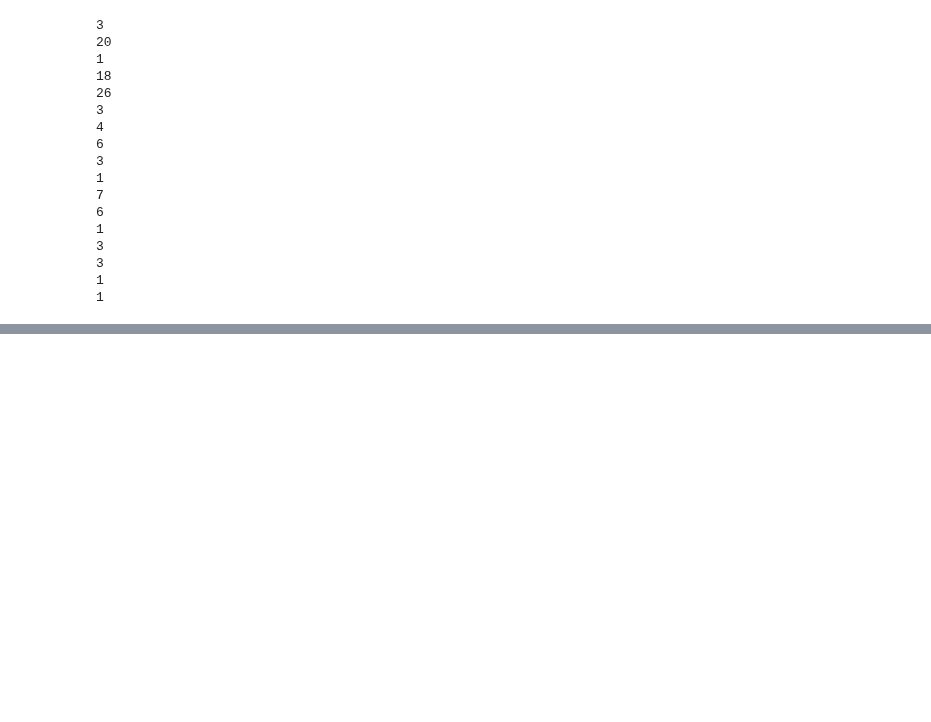
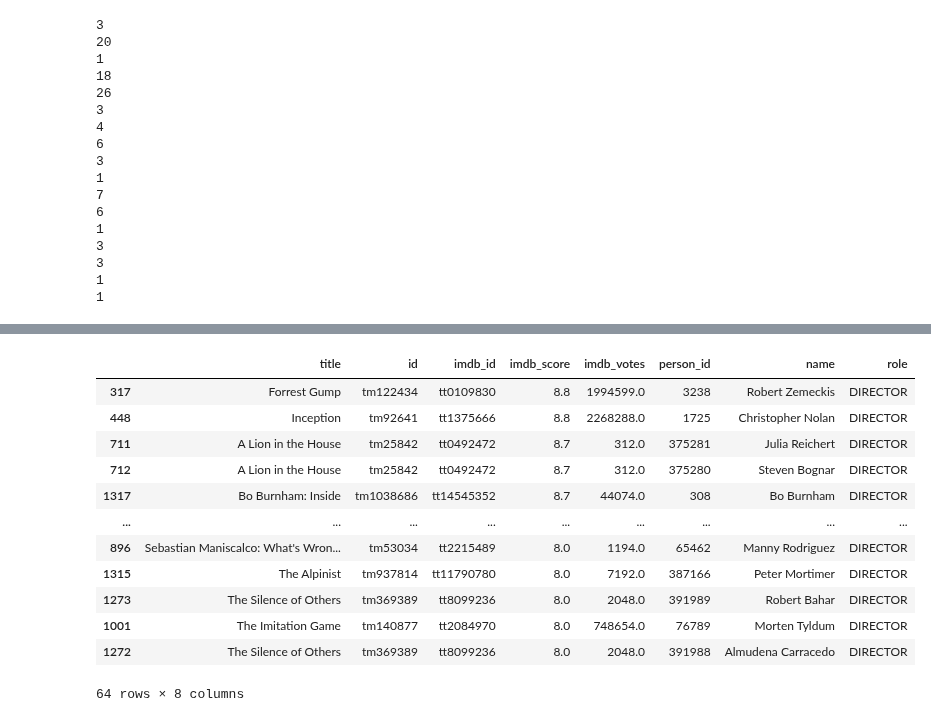
Before and after one commit to jgcarter421/Netflix, a Jupyter notebook: Notebook/top_categories.ipynb, the cells around one changed output, grey strips where cells are left out. Cells and saved outputs as stored; diff of their text form; code cells hidden in the pictures; blank space fills up the shorter version.

```diff
--- a/Notebook/top_categories.ipynb
+++ b/Notebook/top_categories.ipynb
@@ -114,0 +181,19 @@ print (family)
+# %%
+directors = new_credits_sort.sort_values('role')
+directors2 = directors[directors['role']=="DIRECTOR"]
+directors_sort = directors2.sort_values(['imdb_score'], ascending=False)
+directors_sort
+# %% [output]
+|  | title | id | imdb_id | imdb_score | imdb_votes | person_id | name | role |
+| 317 | Forrest Gump | tm122434 | tt0109830 | 8.8 | 1994599.0 | 3238 | Robert Zemeckis | DIRECTOR |
+| 448 | Inception | tm92641 | tt1375666 | 8.8 | 2268288.0 | 1725 | Christopher Nolan | DIRECTOR |
+| 711 | A Lion in the House | tm25842 | tt0492472 | 8.7 | 312.0 | 375281 | Julia Reichert | DIRECTOR |
+| 712 | A Lion in the House | tm25842 | tt0492472 | 8.7 | 312.0 | 375280 | Steven Bognar | DIRECTOR |
+| 1317 | Bo Burnham: Inside | tm1038686 | tt14545352 | 8.7 | 44074.0 | 308 | Bo Burnham | DIRECTOR |
+| ... | ... | ... | ... | ... | ... | ... | ... | ... |
+| 896 | Sebastian Maniscalco: What's Wron... | tm53034 | tt2215489 | 8.0 | 1194.0 | 65462 | Manny Rodriguez | DIRECTOR |
+| 1315 | The Alpinist | tm937814 | tt11790780 | 8.0 | 7192.0 | 387166 | Peter Mortimer | DIRECTOR |
+| 1273 | The Silence of Others | tm369389 | tt8099236 | 8.0 | 2048.0 | 391989 | Robert Bahar | DIRECTOR |
+| 1001 | The Imitation Game | tm140877 | tt2084970 | 8.0 | 748654.0 | 76789 | Morten Tyldum | DIRECTOR |
+| 1272 | The Silence of Others | tm369389 | tt8099236 | 8.0 | 2048.0 | 391988 | Almudena Carracedo | DIRECTOR |
+64 rows × 8 columns
```
Also changed, not shown: parts of 8 cells of this notebook.
